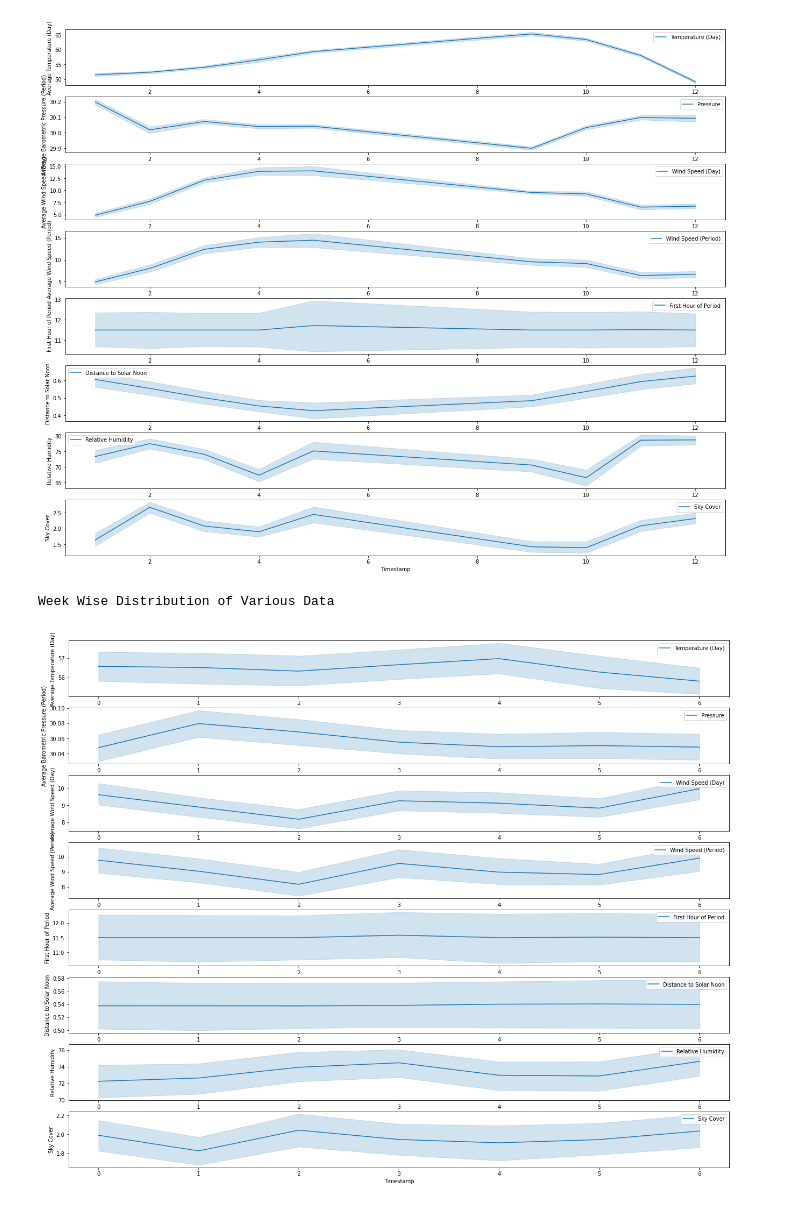
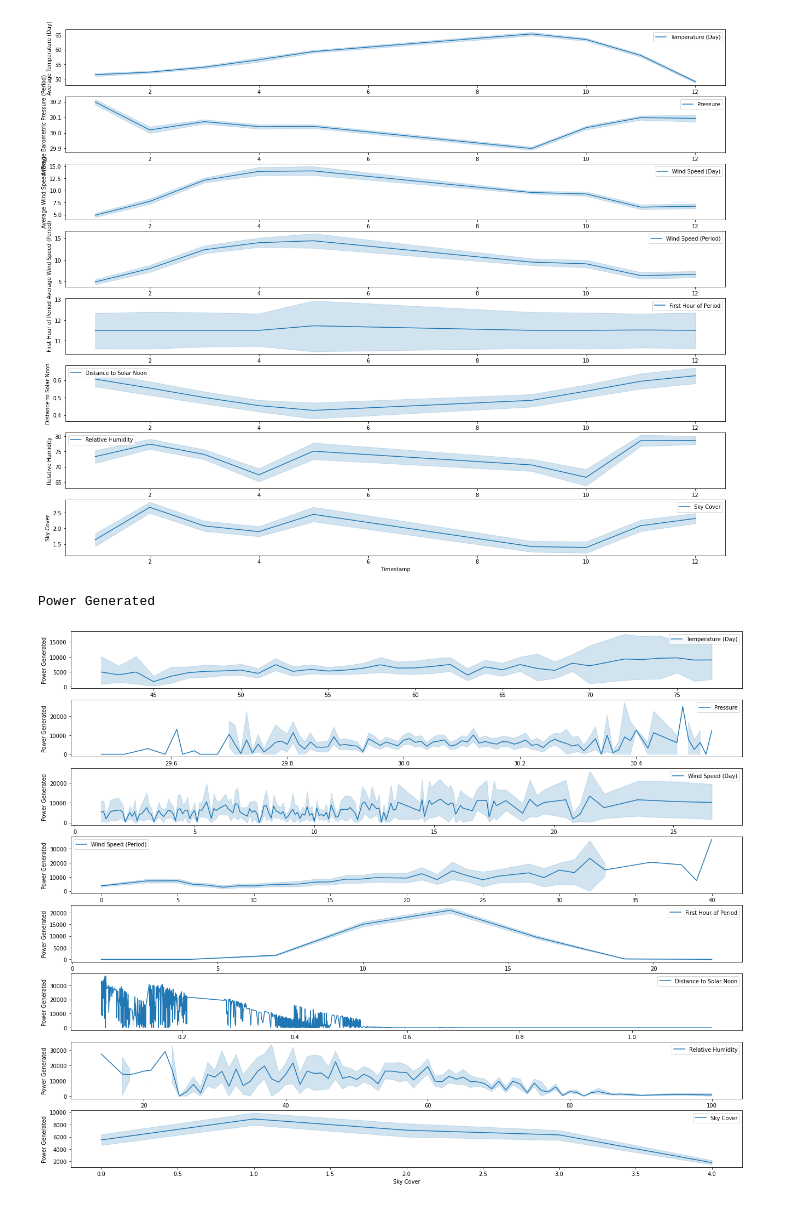
Before and after one commit to rathorepushkin/Major-project-8th-sem, a Jupyter notebook: analysis_notebook.ipynb, the cells around one changed output. Drawn from its saved outputs; the diff is of its cells as text; code cells hidden in the pictures.

```diff
--- a/analysis_notebook.ipynb
+++ b/analysis_notebook.ipynb
@@ -130,17 +133,17 @@ Month Wise Distribution of Various Data
 [figure]
 # %%
 import matplotlib .pyplot as plt
-print("Week Wise Distribution of Various Data")
+print("Power Generated")
 f, ax = plt.subplots(8, 1, figsize=(22,18))
-sns.lineplot(x=train['Timestamp'].dt.dayofweek, y=train['Average Temperature (Day)'], label='Temperature (Day)', ax=ax[0])
-sns.lineplot(x=train['Timestamp'].dt.dayofweek, y=train['Average Barometric Pressure (Period)'], label='Pressure', ax=ax[1])
-sns.lineplot(x=train['Timestamp'].dt.dayofweek, y=train['Average Wind Speed (Day)'], label='Wind Speed (Day)', ax=ax[2])
-sns.lineplot(x=train['Timestamp'].dt.dayofweek, y=train['Average Wind Speed (Period)'], label='Wind Speed (Period)', ax=ax[3])
-sns.lineplot(x=train['Timestamp'].dt.dayofweek, y=train['First Hour of Period'], label='First Hour of Period', ax=ax[4])
-sns.lineplot(x=train['Timestamp'].dt.dayofweek, y=train['Distance to Solar Noon'], label='Distance to Solar Noon', ax=ax[5])
-sns.lineplot(x=train['Timestamp'].dt.dayofweek, y=train['Relative Humidity'], label='Relative Humidity', ax=ax[6])
-sns.lineplot(x=train['Timestamp'].dt.dayofweek, y=train['Sky Cover'], label='Sky Cover', ax=ax[7])
+sns.lineplot(y=train['Power Generated'], x=train['Average Temperature (Day)'], label='Temperature (Day)', ax=ax[0])
+sns.lineplot(y=train['Power Generated'], x=train['Average Barometric Pressure (Period)'], label='Pressure', ax=ax[1])
+sns.lineplot(y=train['Power Generated'], x=train['Average Wind Speed (Day)'], label='Wind Speed (Day)', ax=ax[2])
+sns.lineplot(y=train['Power Generated'], x=train['Average Wind Speed (Period)'], label='Wind Speed (Period)', ax=ax[3])
+sns.lineplot(y=train['Power Generated'], x=train['First Hour of Period'], label='First Hour of Period', ax=ax[4])
+sns.lineplot(y=train['Power Generated'], x=train['Distance to Solar Noon'], label='Distance to Solar Noon', ax=ax[5])
+sns.lineplot(y=train['Power Generated'], x=train['Relative Humidity'], label='Relative Humidity', ax=ax[6])
+sns.lineplot(y=train['Power Generated'], x=train['Sky Cover'], label='Sky Cover', ax=ax[7])
 plt.show()
 # %% [output]
-Week Wise Distribution of Various Data
+Power Generated
-[figure, old version]
+[figure, new version]
```
Also changed, not shown: parts of 23 cells of this notebook, 3 other files.
